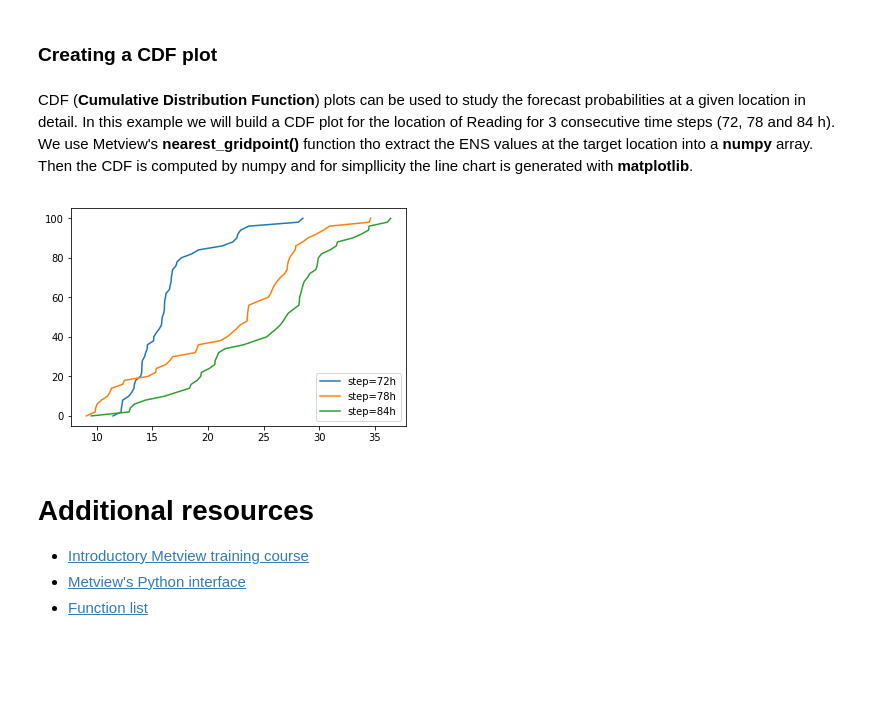
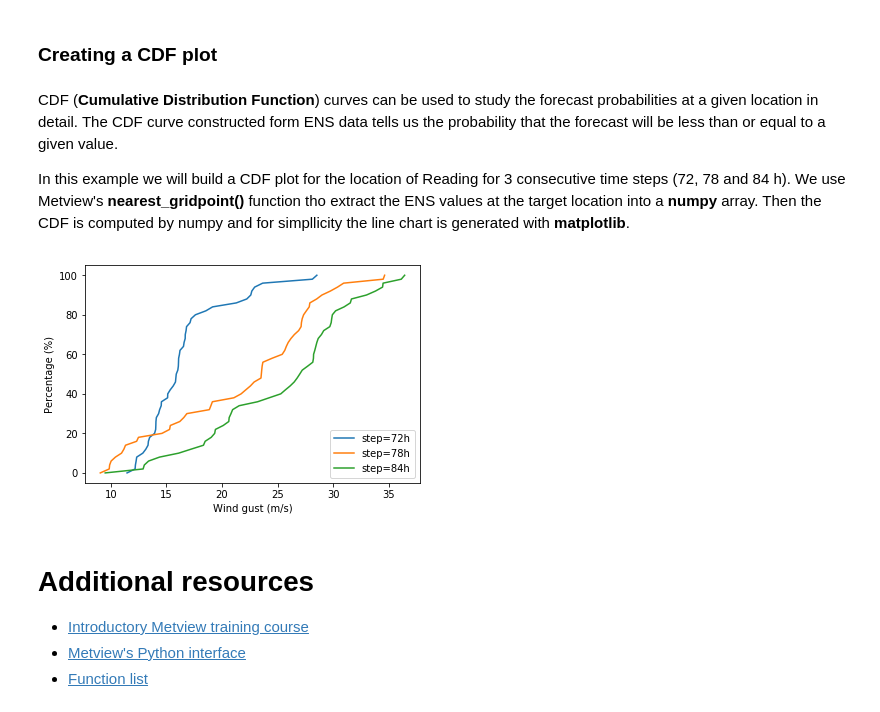
Before and after one commit to ecmwf/metview-python, a Jupyter notebook: examples/ens_computing_plotting.ipynb, the cells around one changed output. Saved outputs shown, nothing was run; the diff lists cells and outputs as text; code cells hidden in the pictures; blank space fills up the shorter version.

Commit message:
Add Jupyter notebook for ensemble data handling MPY-267

```diff
--- a/examples/ens_computing_plotting.ipynb
+++ b/examples/ens_computing_plotting.ipynb
@@ -266,25 +237,23 @@ cont_fc = mv.mcont(
 # %% [markdown]
 Then we use the same technique to build the plot contents as for the stamp plot. The **title** requires a special treatment: the implementation below is used to avoid having 52 titles (one for each ENS member + the deterministic forecast) in the plot.
 # %%
-plt_lst = []
+pf = []
 
 # perturbed forecats
 for i in range(1,51):
     f = mv.read(data=z_en, type="pf", number=i)
-    plt_lst.append(f)
+    pf.append(f)
 
 # control forecats
 cf = mv.read(data=z_en, type="cf")
-plt_lst.append(cf)
 
 # deterministic forecats
 fc = mv.read(source="fc_storm.grib", param="z", level=850, step=78)
-plt_lst.append(fc)
 
 title=mv.mtext(text_line_1="Value: 125 dkm T+<grib_info key='step' where='number=50' /> h",
                text_font_size=0.5 )
 
-mv.plot(view, plt_lst, cont_pf,
+mv.plot(view, pf, cont_pf,
         cf, cont_cf,
         fc, cont_fc, title)
 # %% [output]
@@ -292,29 +303,33 @@ mv.plot(view, plt_lst, cont_pf,
 # %% [markdown]
 ### Creating a CDF plot
 # %% [markdown]
-CDF (**Cumulative Distribution Function**) plots can be used to study the forecast probabilities at a given location in detail. In this example we will build a CDF plot for the location of Reading for 3 consecutive time steps (72, 78 and 84 h). We use Metview's **nearest_gridpoint()** function tho extract the ENS values at the target location into a **numpy** array. Then the CDF is computed by numpy and for simpllicity the line chart is generated with **matplotlib**.
+CDF (**Cumulative Distribution Function**) curves can be used to study the forecast probabilities at a given location in detail. The CDF curve constructed form ENS data tells us the probability that the forecast will be less than or equal to a given value.
+
+In this example we will build a CDF plot for the location of Reading for 3 consecutive time steps (72, 78 and 84 h). We use Metview's **nearest_gridpoint()** function tho extract the ENS values at the target location into a **numpy** array. Then the CDF is computed by numpy and for simpllicity the line chart is generated with **matplotlib**.
 # %%
 import numpy as np
 import matplotlib.pyplot as plt
 # %%
 pos = [51.5, -1]
 lines = []
 for step in [72, 78, 84]:
     f = mv.read(data=g_en, param="10fg3", step=step)
     x = mv.nearest_gridpoint(f, pos)
 
     # form cdf
     y = np.arange(0, 101)
     x = np.percentile(x, y)
 
     # make line plot object
     line, = plt.plot(x, y, label="step={}h".format(step))
     lines.append(line)
 
 plt.legend(handles=lines, loc='lower right')
+plt.xlabel('Wind gust (m/s)')
+plt.ylabel('Percentage (%)')
 plt.show()
 # %% [output]
-[figure, old version]
+[figure, new version]
 # %% [markdown]
 # Additional resources
 
```
Also changed, not shown: parts of 15 cells of this notebook.
